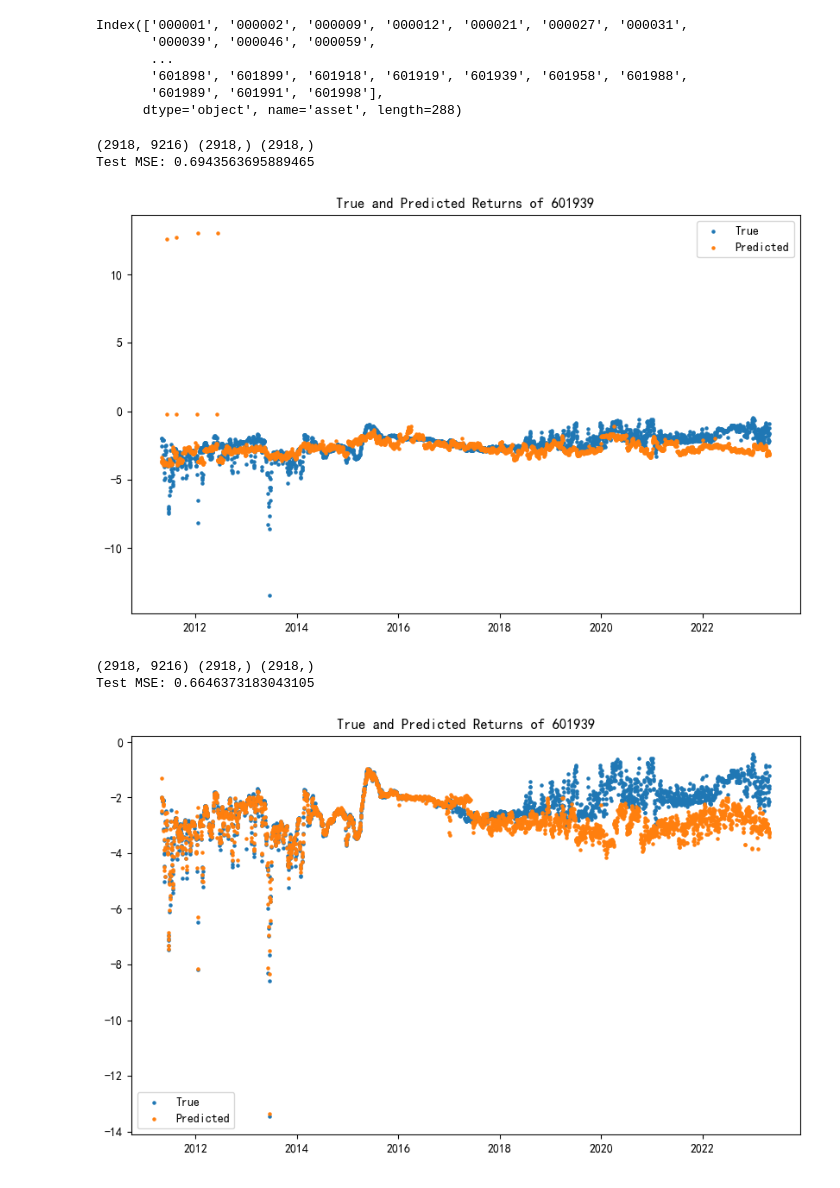
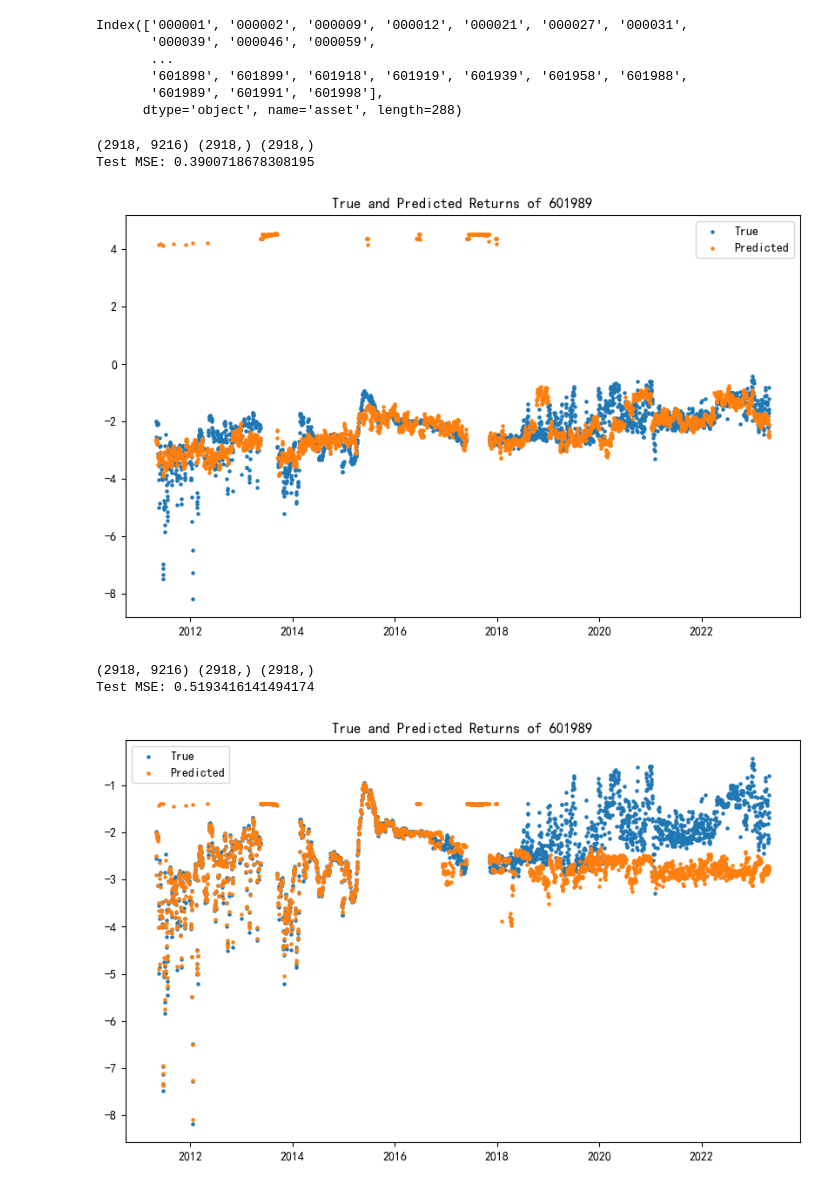
Before and after one commit to qiye3/Factors, a Jupyter notebook: regression.ipynb, the cells around one changed output. Cells and saved outputs as stored; diff of their text form; code cells hidden in the pictures.

```diff
--- a/regression.ipynb
+++ b/regression.ipynb
@@ -582,0 +1280,6 @@ for filename in os.listdir(models_folder):
+# %%
+# asset_id = next(assets_id)
+
+results = regression_models[asset_id]
+
+print(results.summary())
@@ -582,0 +1304,17 @@ for filename in os.listdir(models_folder):
+# %%
+# 找到R2最大的模型
+max_R2 = 0
+max_R2_asset = None
+for asset_id in assets:
+    results = regression_models[asset_id]
+
+    # 截距项要大于0
+    if results.rsquared > max_R2 and results.params['const'] > 0:
+        max_R2 = results.rsquared
+        max_R2_asset = asset_id
+
+print(max_R2)
+print(max_R2_asset)
+
+max_R2_model = regression_models[max_R2_asset]
+print(max_R2_model.summary())
@@ -584,0 +1506,10 @@ for filename in os.listdir(models_folder):
+# %%
+# 读取模型
+asset_id = '601939'
+reg_date = '20160530'
+
+xgb_rolling_model = joblib.load(f'models/xgb_models_rolling/{asset_id}_window_{reg_date}.pkl')
+
+# 提取资产对应的 Y 和 X
+target_y = Y1[asset_id].dropna()
+feature_x = X1.xs(asset_id, axis=1, level=1).reindex(target_y.index)
@@ -691,12 +1647,14 @@ import matplotlib
 %matplotlib inline
 
 # 选择一个特定的资产，比如 '601939'
-asset_id = '601939'
+asset_id = '601989'
 
 # 提取该资产对应的 XGBoost 模型
 xgb_model = xgb_models[asset_id]
 
-summary = pd.DataFrame(xgb_model.feature_importances_, index=X.columns.get_level_values(0).unique(), columns=['Importance'])
+features = xgb_model.get_booster().feature_names
+
+summary = pd.DataFrame(xgb_model.feature_importances_, index=features, columns=['Importance']) #X.columns.get_level_values(0).unique()
 summary = summary.sort_values(by='Importance', ascending=False)
 
 # 画图
@@ -739,7 +1697,7 @@ index_all = y1.index
 X1 = df_all_pivot.drop(['rf', 'alpha_Fama_French', 'open', 'close', 'high', 'low', 'volume', 'amount', 'pctChg', 'cta', 'roe','vwap', 'pctChg',
        'turnover', 'benchmark_open', 'benchmark_close', 'benchmark_high',
        'benchmark_low', 'benchmark_vol', 'roe', 'roa', 'cvd', 'epq', 'emq',
-       'sgq', 'alaq', 'pmq', 'cta', 'size', 'rf', 'bm'], axis=1, level=0)
+       'sgq', 'alaq', 'pmq', 'cta', 'size', 'rf', 'bm', 'ep', 'alpha_Rmrf', 'alpha_CH3', 'alpha_EP'], axis=1, level=0)
 
 def plot_test_pred(y, X, asset_id, ifshow=True, isXgb=True):
        y1 = y[asset_id].dropna()
@@ -761,38 +1719,38 @@ def plot_test_pred(y, X, asset_id, ifshow=True, isXgb=True):
               selected_vars = [var for var in selected_vars if var != 'const' and var != 'Intercept']
 
               # print(model.params)
 
               # print(model.params.shape)
               X2 = X.xs(asset_id, axis=1, level=1)[selected_vars]
 
               if 'const' not in X2.columns and isconst:
                      X2 = sm.add_constant(X2)
               if isIntercept:
                      X2['Intercept'] = 1
 
               # print(X2.columns)
 
               pred = model.predict(X2)
        pred = pd.Series(pred, index=index_all)
 
        print(X.shape, y1.shape, pred.shape)
 
        test_mse = mse1(y1, pred)
        print(f"Test MSE: {test_mse}")
 
        plot_y_and_pred(y1, pred, asset_id, ifshow)
 
-asset_id = '601939'
+asset_id = '601989'
 
 plot_test_pred(y1, X1, asset_id, isXgb=False)
 plot_test_pred(y1, X1, asset_id, isXgb=True)
 # %% [output]
 (2918, 9216) (2918,) (2918,)
-Test MSE: 0.6943563695889465
+Test MSE: 0.3900718678308195
-[figure, old version]
+[figure, new version]
 (2918, 9216) (2918,) (2918,)
-Test MSE: 0.6646373183043105
+Test MSE: 0.5193416141494174
-[figure, old version]
+[figure, new version]
 # %%
 # 保存预测结果为因子形式
 
```
Also changed, not shown: parts of 40 cells of this notebook, 25 other files.
